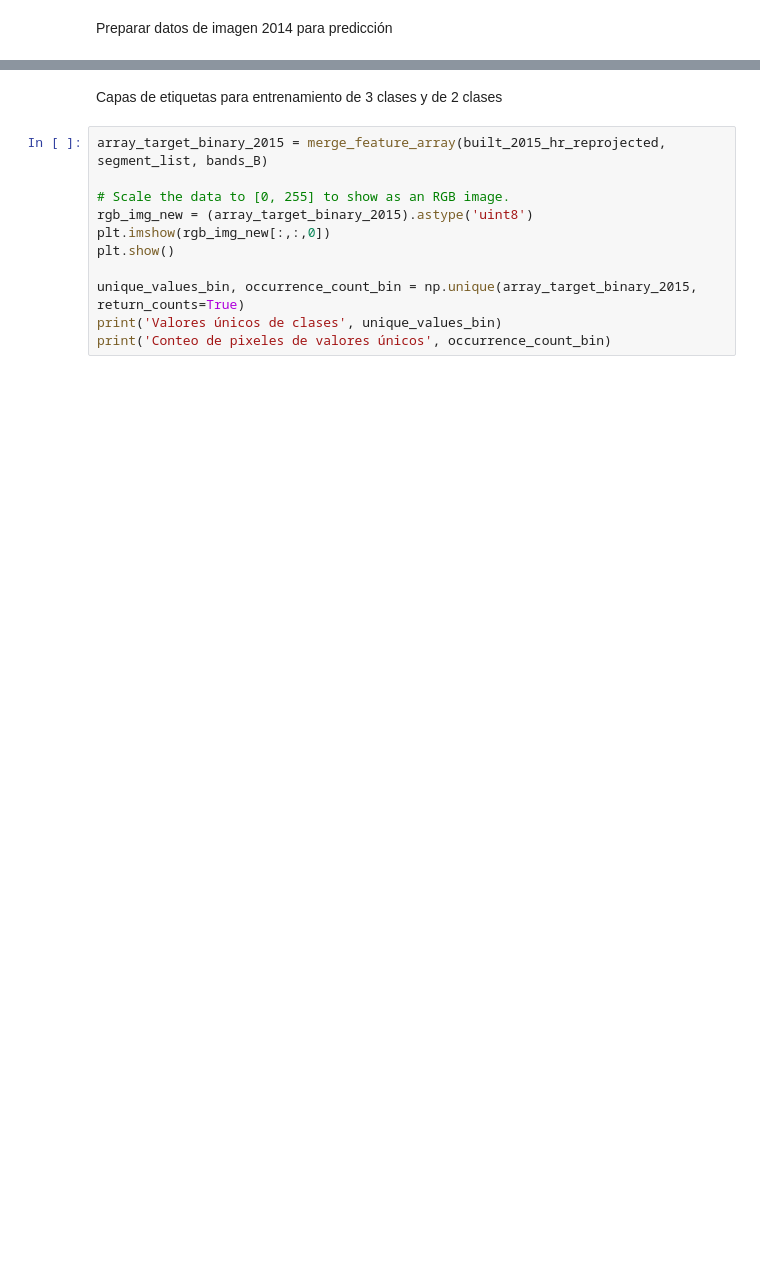
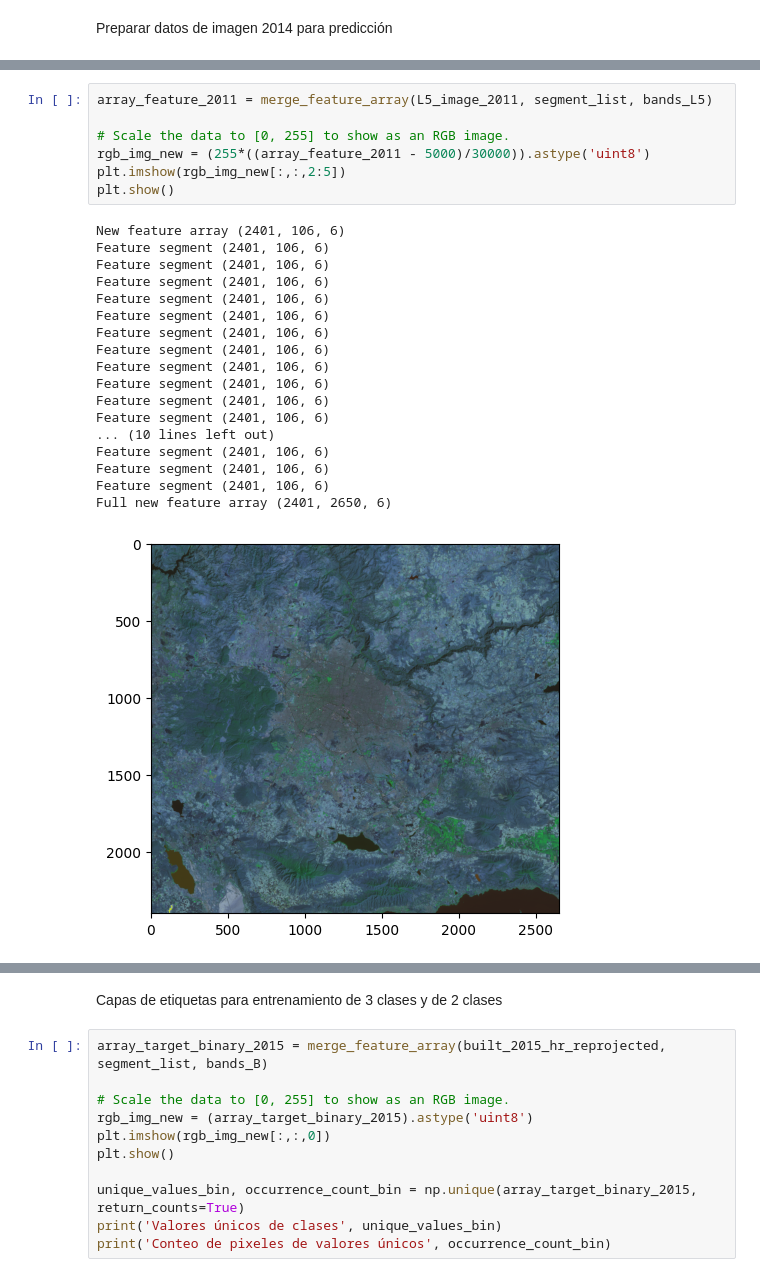
Before and after one commit to vshalisko/GEE, a Jupyter notebook: Colab/GDL_Landsat_preprocesamiento.ipynb, the cells around one changed output, grey strips where cells are left out. Cells and saved outputs as stored; diff of their text form; blank space fills up the shorter version.

```diff
--- a/Colab/GDL_Landsat_preprocesamiento.ipynb
+++ b/Colab/GDL_Landsat_preprocesamiento.ipynb
@@ -352,0 +409,26 @@ Full new feature array (1834, 2070, 6)
+# %%
+array_feature_2011 = merge_feature_array(L5_image_2011, segment_list, bands_L5)
+
+# Scale the data to [0, 255] to show as an RGB image.
+rgb_img_new = (255*((array_feature_2011 - 5000)/30000)).astype('uint8')
+plt.imshow(rgb_img_new[:,:,2:5])
+plt.show()
+# %% [output]
+New feature array (2401, 106, 6)
+Feature segment (2401, 106, 6)
+Feature segment (2401, 106, 6)
+Feature segment (2401, 106, 6)
+Feature segment (2401, 106, 6)
+Feature segment (2401, 106, 6)
+Feature segment (2401, 106, 6)
+Feature segment (2401, 106, 6)
+Feature segment (2401, 106, 6)
+Feature segment (2401, 106, 6)
+Feature segment (2401, 106, 6)
+Feature segment (2401, 106, 6)
+... (10 lines left out)
+Feature segment (2401, 106, 6)
+Feature segment (2401, 106, 6)
+Feature segment (2401, 106, 6)
+Full new feature array (2401, 2650, 6)
+[figure, added]
```
Also changed, not shown: parts of 14 cells of this notebook.
